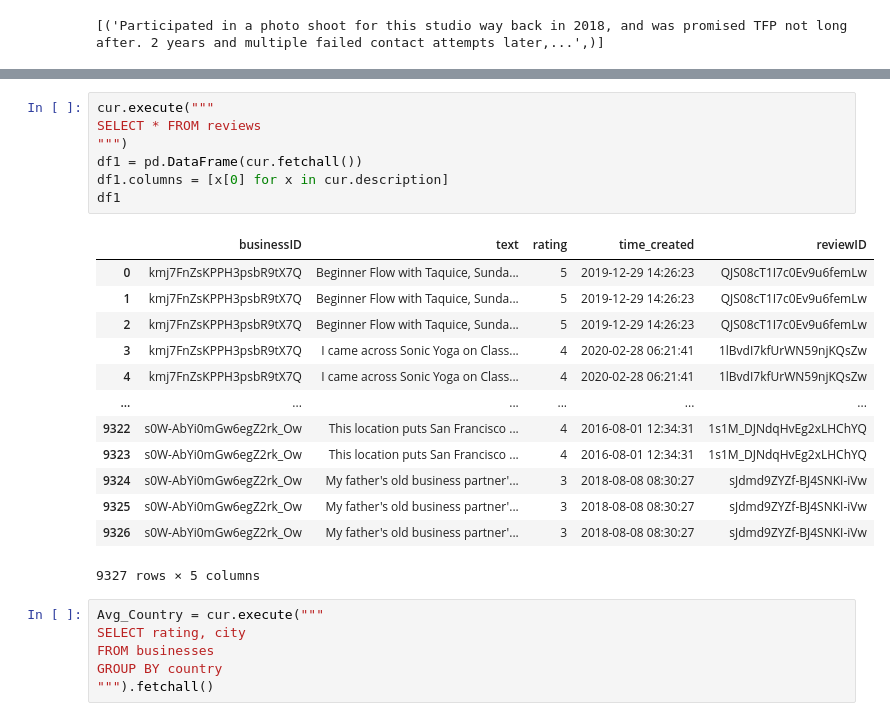
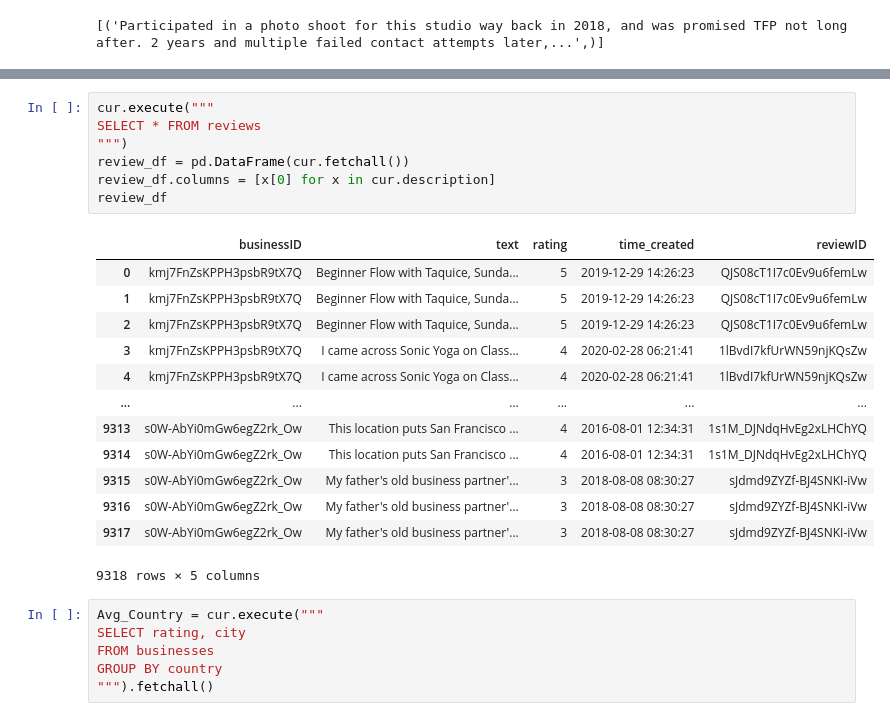
Before and after one commit to silvermanjonathan/Yelp_Project-1, a Jupyter notebook: Functions.ipynb, the cells around one changed output, grey strips where cells are left out. Saved outputs shown, nothing was run; the diff lists cells and outputs as text.

```diff
--- a/Functions.ipynb
+++ b/Functions.ipynb
@@ -478,24 +480,24 @@ df
 # %%
 cur.execute("""
 SELECT * FROM reviews
 """)
-df1 = pd.DataFrame(cur.fetchall())
-df1.columns = [x[0] for x in cur.description]
-df1
+review_df = pd.DataFrame(cur.fetchall())
+review_df.columns = [x[0] for x in cur.description]
+review_df
 # %% [output]
 |  | businessID | text | rating | time_created | reviewID |
 | 0 | kmj7FnZsKPPH3psbR9tX7Q | Beginner Flow with Taquice, Sunda... | 5 | 2019-12-29 14:26:23 | QJS08cT1I7c0Ev9u6femLw |
 | 1 | kmj7FnZsKPPH3psbR9tX7Q | Beginner Flow with Taquice, Sunda... | 5 | 2019-12-29 14:26:23 | QJS08cT1I7c0Ev9u6femLw |
 | 2 | kmj7FnZsKPPH3psbR9tX7Q | Beginner Flow with Taquice, Sunda... | 5 | 2019-12-29 14:26:23 | QJS08cT1I7c0Ev9u6femLw |
 | 3 | kmj7FnZsKPPH3psbR9tX7Q | I came across Sonic Yoga on Class... | 4 | 2020-02-28 06:21:41 | 1lBvdI7kfUrWN59njKQsZw |
 | 4 | kmj7FnZsKPPH3psbR9tX7Q | I came across Sonic Yoga on Class... | 4 | 2020-02-28 06:21:41 | 1lBvdI7kfUrWN59njKQsZw |
 | ... | ... | ... | ... | ... | ... |
-| 9322 | s0W-AbYi0mGw6egZ2rk_Ow | This location puts San Francisco ... | 4 | 2016-08-01 12:34:31 | 1s1M_DJNdqHvEg2xLHChYQ |
-| 9323 | s0W-AbYi0mGw6egZ2rk_Ow | This location puts San Francisco ... | 4 | 2016-08-01 12:34:31 | 1s1M_DJNdqHvEg2xLHChYQ |
-| 9324 | s0W-AbYi0mGw6egZ2rk_Ow | My father's old business partner'... | 3 | 2018-08-08 08:30:27 | sJdmd9ZYZf-BJ4SNKI-iVw |
-| 9325 | s0W-AbYi0mGw6egZ2rk_Ow | My father's old business partner'... | 3 | 2018-08-08 08:30:27 | sJdmd9ZYZf-BJ4SNKI-iVw |
-| 9326 | s0W-AbYi0mGw6egZ2rk_Ow | My father's old business partner'... | 3 | 2018-08-08 08:30:27 | sJdmd9ZYZf-BJ4SNKI-iVw |
+| 9313 | s0W-AbYi0mGw6egZ2rk_Ow | This location puts San Francisco ... | 4 | 2016-08-01 12:34:31 | 1s1M_DJNdqHvEg2xLHChYQ |
+| 9314 | s0W-AbYi0mGw6egZ2rk_Ow | This location puts San Francisco ... | 4 | 2016-08-01 12:34:31 | 1s1M_DJNdqHvEg2xLHChYQ |
+| 9315 | s0W-AbYi0mGw6egZ2rk_Ow | My father's old business partner'... | 3 | 2018-08-08 08:30:27 | sJdmd9ZYZf-BJ4SNKI-iVw |
+| 9316 | s0W-AbYi0mGw6egZ2rk_Ow | My father's old business partner'... | 3 | 2018-08-08 08:30:27 | sJdmd9ZYZf-BJ4SNKI-iVw |
+| 9317 | s0W-AbYi0mGw6egZ2rk_Ow | My father's old business partner'... | 3 | 2018-08-08 08:30:27 | sJdmd9ZYZf-BJ4SNKI-iVw |
-9327 rows × 5 columns
+9318 rows × 5 columns
 # %%
 Avg_Country = cur.execute("""
 SELECT rating, city
```
Also changed, not shown: parts of 16 cells of this notebook, 2 other files.
